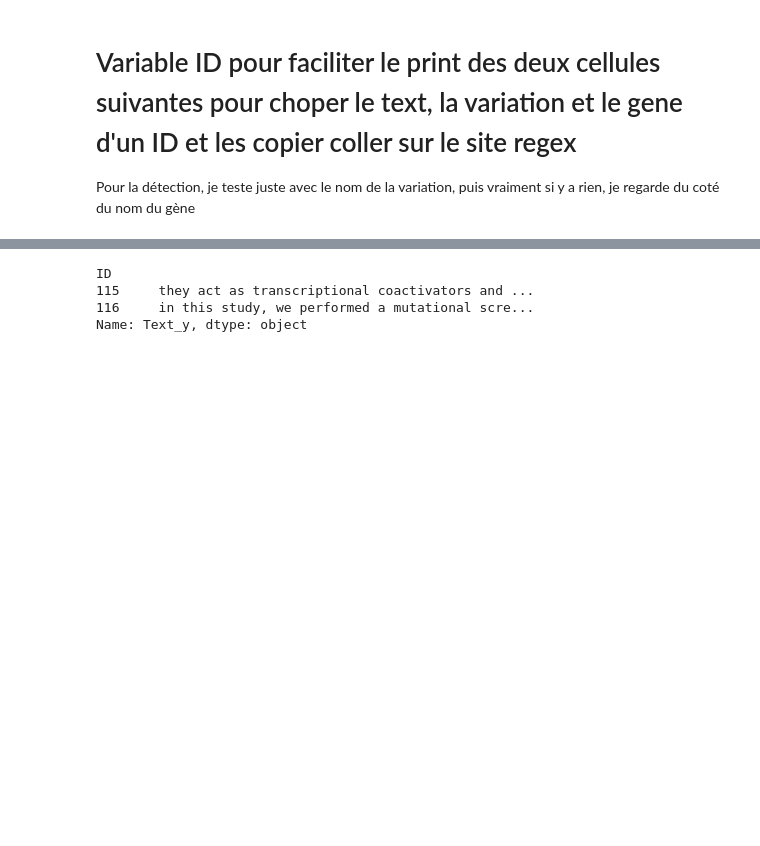
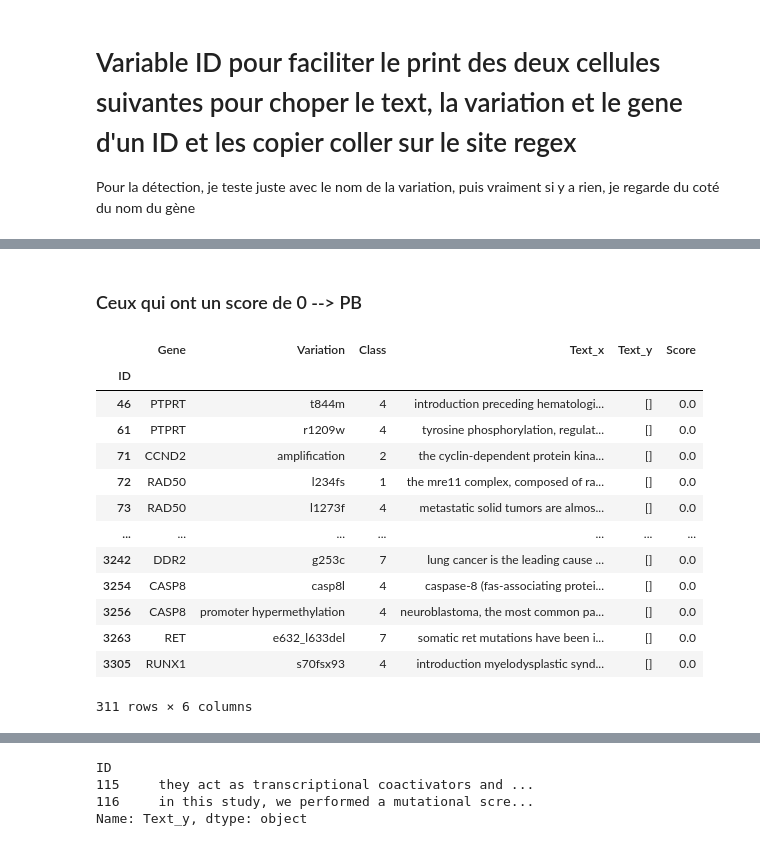
Before and after one commit to Chabname/RAPMC, a Jupyter notebook: notebook/Cancer_deep_learning.ipynb, the cells around one changed output, grey strips where cells are left out. Drawn from its saved outputs; the diff is of its cells as text; code cells hidden in the pictures; blank space fills up the shorter version.

```diff
--- a/notebook/Cancer_deep_learning.ipynb
+++ b/notebook/Cancer_deep_learning.ipynb
@@ -519,2 +581,20 @@ concat_RUNX1
+# %% [markdown]
+### Ceux qui ont un score de 0 --> PB
 # %%
-new_data_best_score =  new_data[new_data["Score"] == 1]
+bad = new_data[new_data["Score"] == 0]
+bad
+# %% [output]
+|  | Gene | Variation | Class | Text_x | Text_y | Score |
+| ID |  |  |  |  |  |  |
+| 46 | PTPRT | t844m | 4 | introduction preceding hematologi... | [] | 0.0 |
+| 61 | PTPRT | r1209w | 4 | tyrosine phosphorylation, regulat... | [] | 0.0 |
+| 71 | CCND2 | amplification | 2 | the cyclin-dependent protein kina... | [] | 0.0 |
+| 72 | RAD50 | l234fs | 1 | the mre11 complex, composed of ra... | [] | 0.0 |
+| 73 | RAD50 | l1273f | 4 | metastatic solid tumors are almos... | [] | 0.0 |
+| ... | ... | ... | ... | ... | ... | ... |
+| 3242 | DDR2 | g253c | 7 | lung cancer is the leading cause ... | [] | 0.0 |
+| 3254 | CASP8 | casp8l | 4 | caspase-8 (fas-associating protei... | [] | 0.0 |
+| 3256 | CASP8 | promoter hypermethylation | 4 | neuroblastoma, the most common pa... | [] | 0.0 |
+| 3263 | RET | e632_l633del | 7 | somatic ret mutations have been i... | [] | 0.0 |
+| 3305 | RUNX1 | s70fsx93 | 4 | introduction myelodysplastic synd... | [] | 0.0 |
+311 rows × 6 columns
```
Also changed, not shown: parts of 41 cells of this notebook.
